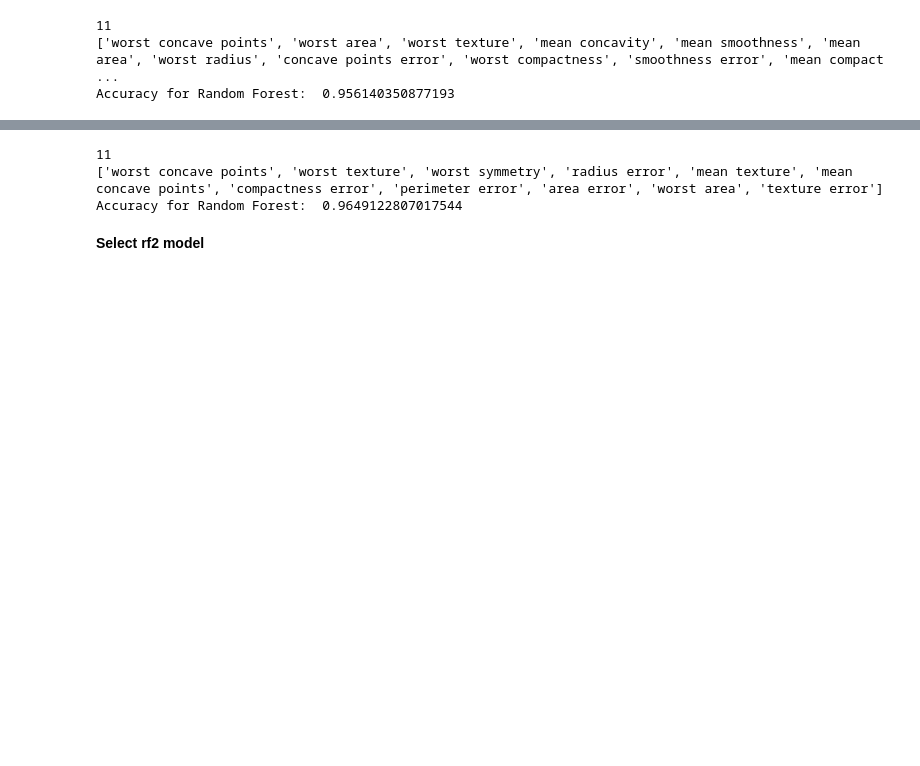
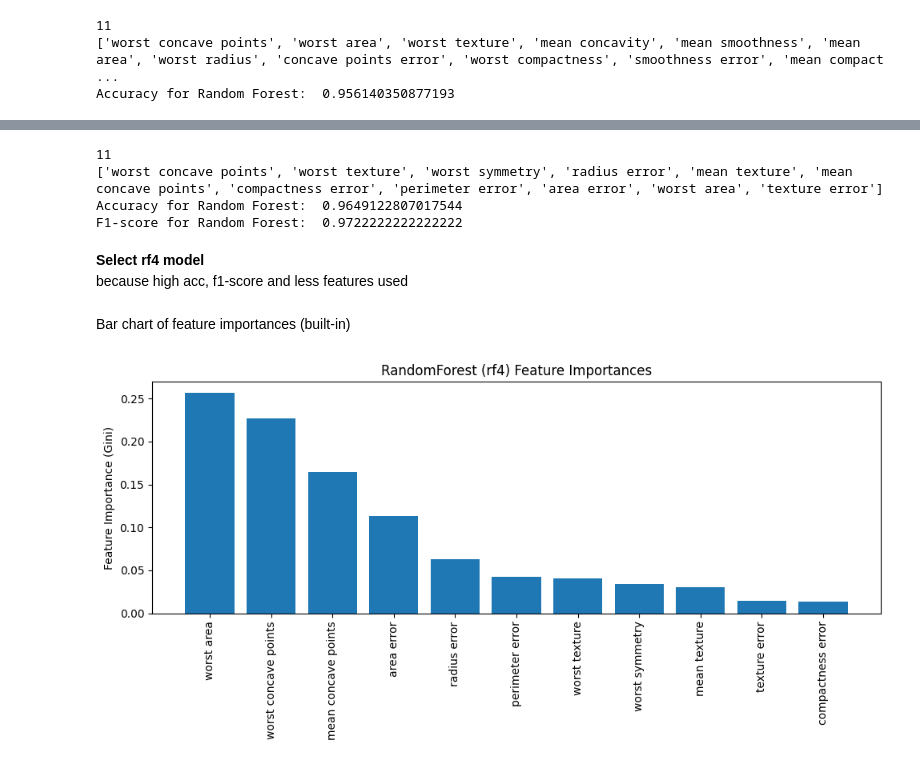
Before and after one commit to tharittapol/breast-cancer-prediction, a Jupyter notebook: notebooks/breast_cancel_prediction_training.ipynb, the cells around one changed output, grey strips where cells are left out. Cells and saved outputs as stored; diff of their text form; code cells hidden in the pictures; blank space fills up the shorter version.

```diff
--- a/notebooks/breast_cancel_prediction_training.ipynb
+++ b/notebooks/breast_cancel_prediction_training.ipynb
@@ -239,9 +271,33 @@ rf4.fit(X_train[keep], y_train)
 
 y_pred = rf4.predict(X_test[keep])
 print('Accuracy for Random Forest: ',accuracy_score(y_test,y_pred))
+print('F1-score for Random Forest: ',f1_score(y_test, y_pred))
 # %% [output]
 11
 ['worst concave points', 'worst texture', 'worst symmetry', 'radius error', 'mean texture', 'mean concave points', 'compactness error', 'perimeter error', 'area error', 'worst area', 'texture error']
 Accuracy for Random Forest:  0.9649122807017544
+F1-score for Random Forest:  0.9722222222222222
-# %% [markdown]
-**Select rf2 model**
+# %% [markdown]
+**Select rf4 model**
+because high acc, f1-score and less features used
+# %% [markdown]
+Bar chart of feature importances (built-in)
+# %%
+# Feature names actually used by rf4
+feat_names = keep
+
+importances = rf4.feature_importances_
+idx = np.argsort(importances)[::-1]  # sort descending
+
+sorted_importances = importances[idx]
+sorted_names = np.array(feat_names)[idx]
+
+plt.figure(figsize=(10, 5))
+plt.bar(range(len(sorted_importances)), sorted_importances)
+plt.xticks(range(len(sorted_importances)), sorted_names, rotation=90)
+plt.ylabel("Feature Importance (Gini)")
+plt.title("RandomForest (rf4) Feature Importances")
+plt.tight_layout()
+plt.show()
+# %% [output]
+[figure, added]
```
Also changed, not shown: parts of 13 cells of this notebook, 4 other files.
